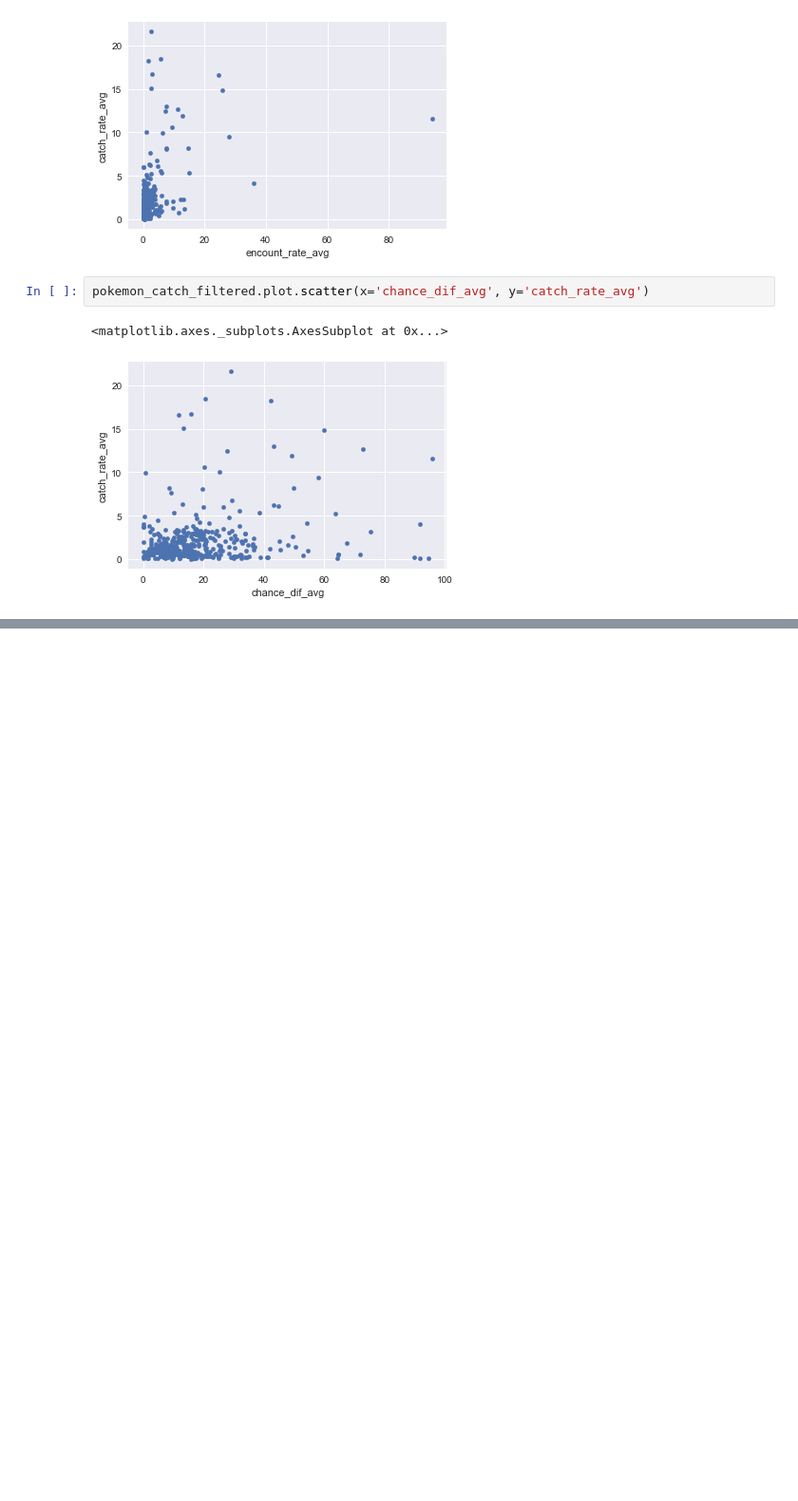
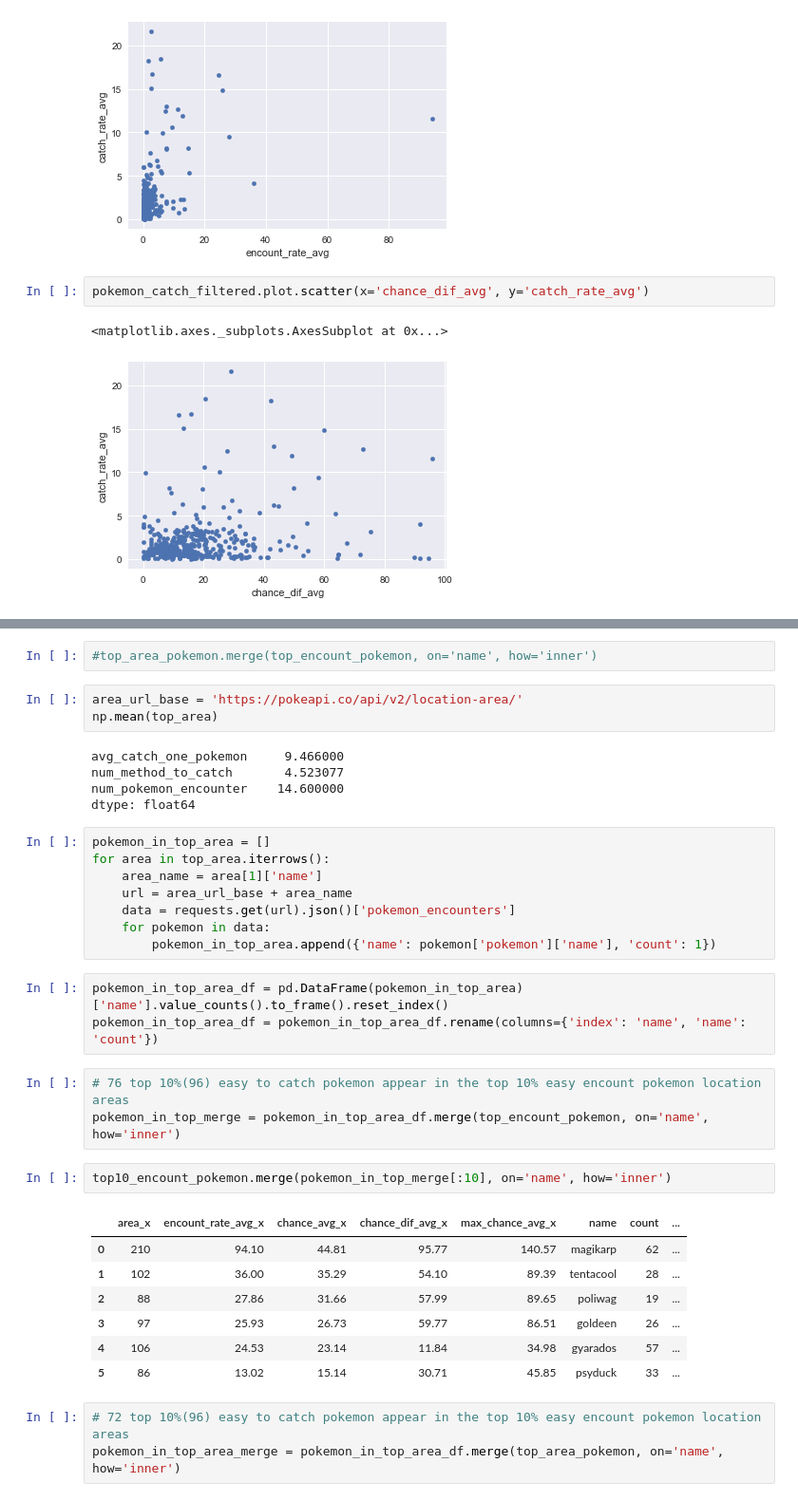
Before and after one commit to wd810/project-3, a Jupyter notebook: project-3/data/Pokemon Encounter.ipynb, the cells around one changed output, grey strips where cells are left out. Shown at 95% size. Cells and saved outputs as stored; diff of their text form; blank space fills up the shorter version.

Commit message:
update encounter page

```diff
--- a/project-3/data/Pokemon Encounter.ipynb
+++ b/project-3/data/Pokemon Encounter.ipynb
@@ -256,0 +265,37 @@ pokemon_catch_filtered.plot.scatter(x='chance_dif_avg', y='catch_rate_avg')
+# %%
+#top_area_pokemon.merge(top_encount_pokemon, on='name', how='inner')
+# %%
+area_url_base = 'https://pokeapi.co/api/v2/location-area/'
+np.mean(top_area)
+# %% [output]
+avg_catch_one_pokemon     9.466000
+num_method_to_catch       4.523077
+num_pokemon_encounter    14.600000
+dtype: float64
+# %%
+pokemon_in_top_area = []
+for area in top_area.iterrows():
+    area_name = area[1]['name']
+    url = area_url_base + area_name
+    data = requests.get(url).json()['pokemon_encounters']
+    for pokemon in data:
+        pokemon_in_top_area.append({'name': pokemon['pokemon']['name'], 'count': 1})
+# %%
+pokemon_in_top_area_df = pd.DataFrame(pokemon_in_top_area)['name'].value_counts().to_frame().reset_index()
+pokemon_in_top_area_df = pokemon_in_top_area_df.rename(columns={'index': 'name', 'name': 'count'})
+# %%
+# 76 top 10%(96) easy to catch pokemon appear in the top 10% easy encount pokemon location areas
+pokemon_in_top_merge = pokemon_in_top_area_df.merge(top_encount_pokemon, on='name', how='inner')
+# %%
+top10_encount_pokemon.merge(pokemon_in_top_merge[:10], on='name', how='inner')
+# %% [output]
+|  | area_x | encount_rate_avg_x | chance_avg_x | chance_dif_avg_x | max_chance_avg_x | name | count | ... |
+| 0 | 210 | 94.10 | 44.81 | 95.77 | 140.57 | magikarp | 62 | ... |
+| 1 | 102 | 36.00 | 35.29 | 54.10 | 89.39 | tentacool | 28 | ... |
+| 2 | 88 | 27.86 | 31.66 | 57.99 | 89.65 | poliwag | 19 | ... |
+| 3 | 97 | 25.93 | 26.73 | 59.77 | 86.51 | goldeen | 26 | ... |
+| 4 | 106 | 24.53 | 23.14 | 11.84 | 34.98 | gyarados | 57 | ... |
+| 5 | 86 | 13.02 | 15.14 | 30.71 | 45.85 | psyduck | 33 | ... |
+# %%
+# 72 top 10%(96) easy to catch pokemon appear in the top 10% easy encount pokemon location areas
+pokemon_in_top_area_merge = pokemon_in_top_area_df.merge(top_area_pokemon, on='name', how='inner')
```
Also changed, not shown: parts of 15 cells of this notebook, 2 other files.
